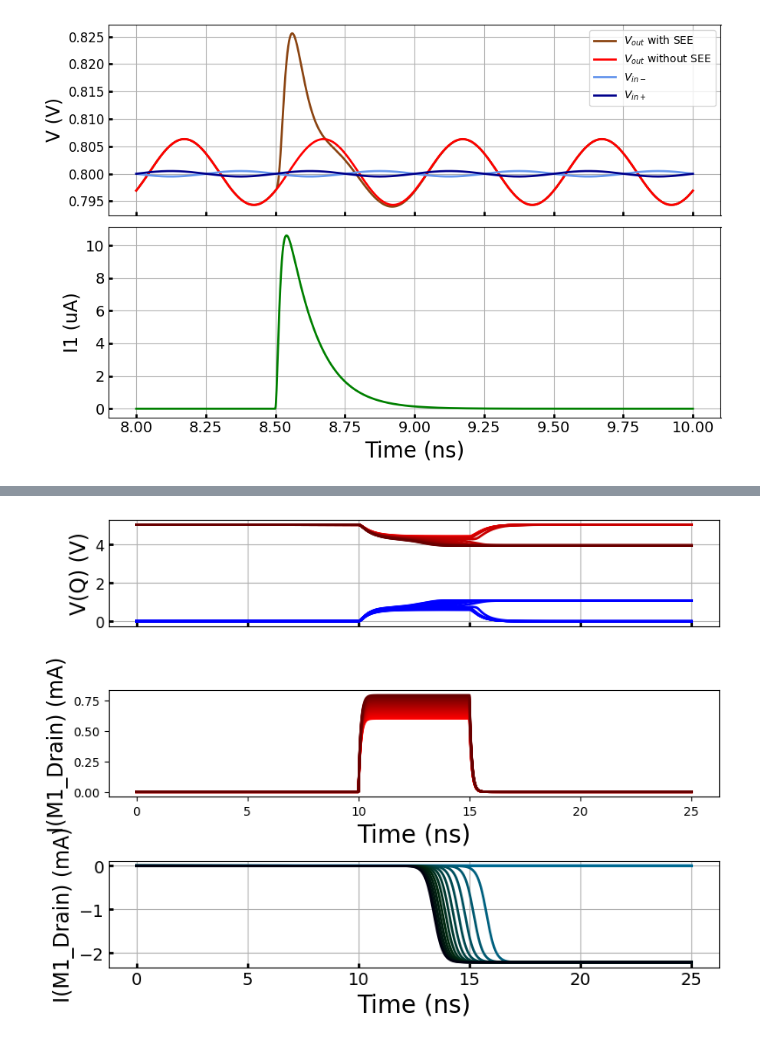
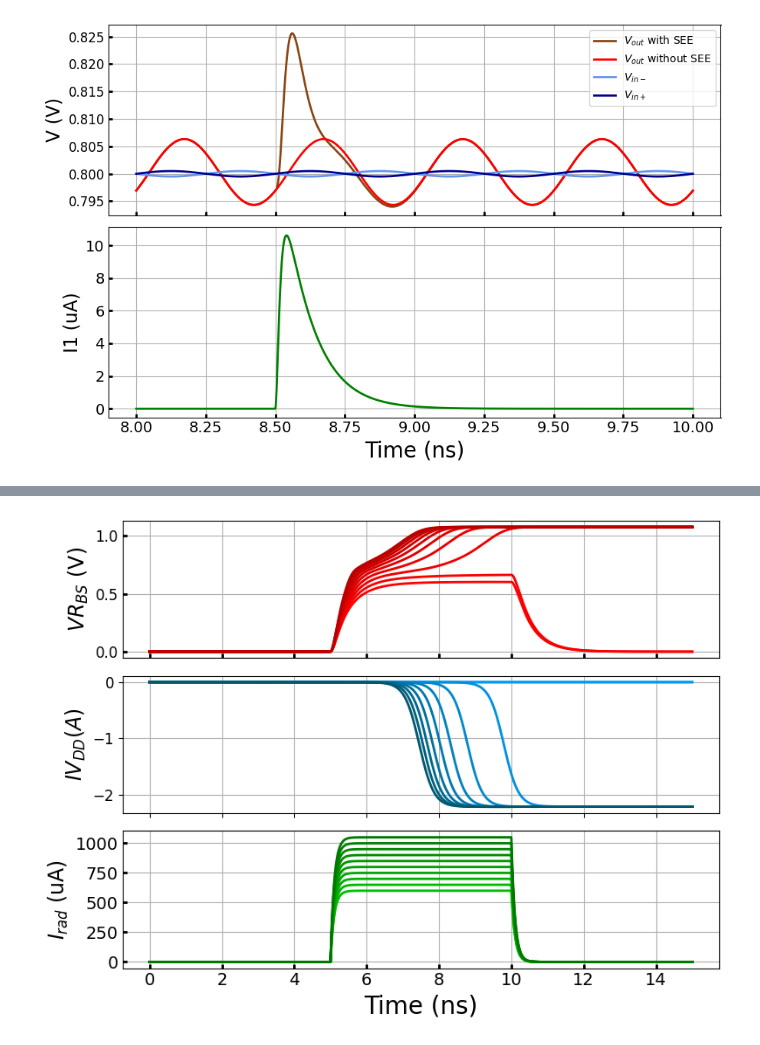
Before and after one commit to OSCRE-sim/OSCRE, a Jupyter notebook: Archive/image_gen/image_gen.ipynb, the cells around one changed output, grey strips where cells are left out. Cells and saved outputs as stored; diff of their text form; code cells hidden in the pictures.

```diff
--- a/Archive/image_gen/image_gen.ipynb
+++ b/Archive/image_gen/image_gen.ipynb
@@ -38,6 +38,8 @@ custom_cycler_red = (cycler(color=['#FF0000','#EF0000','#DF0000','#CF0000','#BF0
 custom_cycler_green = (cycler(color=['#00CF00','#00BF00','#00AF00','#009F00','#008F00',
                                      '#007F00','#006F00','#005F00','#004F00','#003F00','#002F00','#001F00','#000F00']))
 
+custom_cycler_green_fine = (cycler(color=['#00BF00', '#00B800', '#00AF00', '#00A800','#009F00', '#009800', '#008F00', '#008800', '#007F00', '#007800', '#006F00']))
+
 custom_cycler_red_fine = (cycler(color=['#FF0000','#F80000','#EF0000','#E80000','#DF0000','#D80000','#CF0000','#C80000',
                                         '#BF0000','#B80000','#AF0000','#A80000','#9F0000','#980000','#8F0000','#880000',
                                         '#7F0000','#780000','#6F0000','#680000','#5F0000','#580000','#4F0000','#480000',
@@ -579,7 +582,7 @@ for i in range(NUM_ITERATIONS):
         file.write(data)
         file.close()
 
-    bash_command = "ngspice -b -r sram.raw /home/collinml/RAD-HARD/Archive/image_gen/sram.spice"
+    bash_command = "ngspice -b -r sram.raw /home/collinml/OSCRE/Archive/image_gen/sram.spice > /dev/null 2>&1"
     os.system(bash_command)
 
 
@@ -867,16 +687,17 @@ custom_cycler4 = (cycler(color=[
                                 '#20C000', '#40C000', '#60C000', '#80C000', '#A0C000',]))
 
 ax1.set_prop_cycle(custom_cycler_red_fine)
-ax2.set_prop_cycle(custom_cycler_red_fine)
+ax2.set_prop_cycle(custom_cycler_blue)
+ax3.set_prop_cycle(custom_cycler_green_fine)
 
-NUM_ITERATIONS = 20
+NUM_ITERATIONS = 10
 #QtotN = 0.0221    #pC
 Qtot = 3    #pC
 
 for i in range(NUM_ITERATIONS):
 
-    search_text = r"x3 net1 net2 double_exp t_r=10n tau_r=100p t_f=15n tau_f=100p q_tot=[^ ]*p"
-    replace_text = "x3 net1 net2 double_exp t_r=10n tau_r=100p t_f=15n tau_f=100p q_tot={}p".format(Qtot + i * 0.05)
+    search_text = r"x3 net1 net2 double_exp t_r=5n tau_r=100p t_f=10n tau_f=100p q_tot=[^ ]*p"
+    replace_text = "x3 net1 net2 double_exp t_r=5n tau_r=100p t_f=10n tau_f=100p q_tot={}p".format(Qtot + i * 0.25)
 
     with open('SEL_BASIC.spice', 'r') as file:
         data = file.read()
@@ -895,10 +716,10 @@ for i in range(NUM_ITERATIONS):
     l = ltspice.Ltspice('SEL_BASIC.raw')
     l.parse()
 
-    time = 1e9 * l.get_time()
+    time = (1e9 * l.get_time())
     v_q = l.get_data('v(net1)')
     v_qn = l.get_data('v(net2)')
-    i_in = 1e3 * l.get_data('I(@i.x3.i1[current])')
+    i_in = 1000000 * l.get_data('I(@i.x3.i1[current])')
     i_vdd = l.get_data('i(v1)')
 
 
@@ -909,9 +730,9 @@ for i in range(NUM_ITERATIONS):
     #q_color = 0xA00000 + (0x002000 * i)
     #hex_string = "{:06x}".format(q_color)
     #ax1.plot(time, v_q, linewidth=2, color="#{}".format(hex_string[-6:]))
-    ax1.plot(time, v_q, linewidth=2)
-    ax1.set_ylabel('V(Q) (V)', fontsize=17)
-    ax1.plot(time, v_qn, linewidth=2, color='blue', label="QN")
+    #ax1.plot(time, v_q, linewidth=2)
+    ax1.set_ylabel(r'$VR_{BS}$ (V)', fontsize=17)
+    ax1.plot(time, v_qn, linewidth=2)
     #ax1.set_title('SRAM Radiation Response', fontsize=20)
     #ax1.legend(fontsize=15)
 
@@ -920,15 +741,22 @@ for i in range(NUM_ITERATIONS):
     ax1.grid(True)
     ax1.tick_params(direction='in', width='2')
 
-    #ax2.plot(time, i_in, linewidth=2)
-    #ax2.plot(time, i_in, linewidth=2, color="#{}".format(hex_string[-6:]))
-    ax2.plot(time, i_in, linewidth=2)
-    ax2.set_ylabel('I(M1_Drain) (mA)', fontsize=17)
-    ax2.set_xlabel('Time (ns)', fontsize=20)
 
-    ax3.plot(time, i_vdd, linewidth=2)
-    ax3.set_ylabel('I(M1_Drain) (mA)', fontsize=17)
+
+
+    ax2.tick_params(axis='x', labelbottom=False)
+    ax2.grid(True)
+    ax2.tick_params(axis='y', labelsize=12)
+    ax2.set_ylabel(r'$I V_{DD} (A)$', fontsize=17)
+    ax2.plot(time, i_vdd, linewidth=2)
+
+    ax3.plot(time, i_in, linewidth=2)
+    ax3.set_ylabel('$I_{rad}$ (uA)', fontsize=17)
     ax3.set_xlabel('Time (ns)', fontsize=20)
+
+# ax1.set_xlim([5,20])
+# ax2.set_xlim([5,20])
+# ax3.set_xlim([5,20])
 
 #ax2.set_xticklabels(ax2.get_xticks(),fontsize=12)
 #ax2.set_yticklabels(ax2.get_yticks(), fontsize=12)
@@ -937,7 +765,7 @@ plt.yticks(fontsize=14)
 plt.grid(True)
 plt.tick_params(direction='in', width='2')
 plt.tight_layout()
-plt.savefig("SRAM_Response_Multi")
+plt.savefig("SEL_BASIC")
 plt.show()
 # %% [output]
 [Warning] Variable data type is detected as double precision.
@@ -963 +781 @@ plt.show()
-[figure, old version]
+[figure, new version]
```
Also changed, not shown: parts of 5 cells of this notebook, 31 other files.
